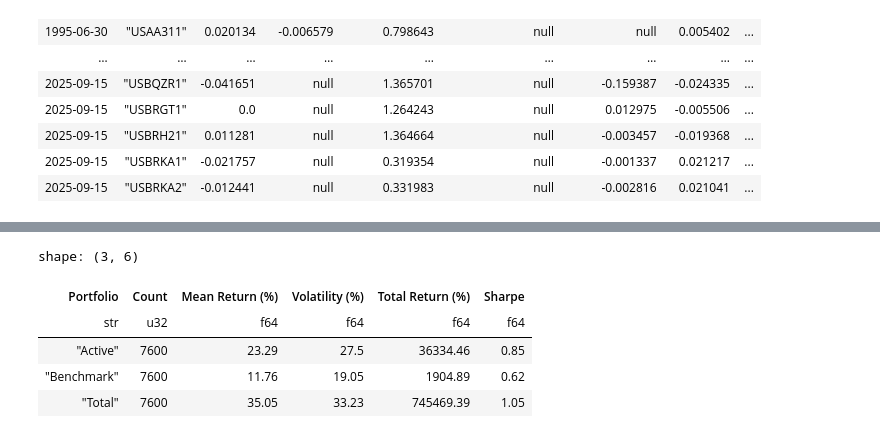
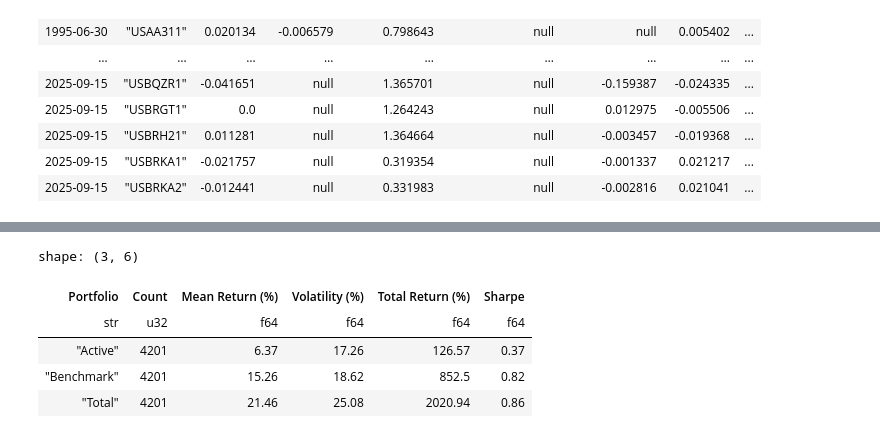
Before and after one commit to xylr11/orthogonal-alphas, a Jupyter notebook: synMVO/synMVO.ipynb, the cells around one changed output, grey strips where cells are left out. Drawn from its saved outputs; the diff is of its cells as text; code cells hidden in the pictures.

```diff
--- a/synMVO/synMVO.ipynb
+++ b/synMVO/synMVO.ipynb
@@ -179,7 +179,7 @@ for i in tqdm(range(rolling_window, len(dates))):
         alphas=alpha_vector,
         covariance_matrix=cov_matrix,
         constraints=constraints,
-        gamma=10000
+        gamma=20
     )
 # %%
 weights_list = []
@@ -400,4 +317 @@ shape: (7_598, 2)
 └────────────┴────────┘
-# %%
-final_weights = final_weights.select(['date', 'barrid', 'total_weight']).rename({'total_weight': 'weight'})
-final_returns = sfp.generate_returns_from_weights(final_weights)
@@ -407,0 +318,28 @@ sfp.generate_returns_chart(final_returns, "Chart")
+# %%
+start = final_weights["date"].min()
+end = final_weights["date"].max()
+
+columns = ["date", "barrid", "fwd_return"]
+
+returns = sfd.load_assets(start=start, end=end, in_universe=True, columns=columns)
+
+benchmark = sfd.load_benchmark(start=start, end=end)
+
+synMVO_ret = (
+    returns.join(final_weights, on=["date", "barrid"], how="left")
+    .join(benchmark, on=["date", "barrid"], how="left", suffix="_bmk")
+    .with_columns(pl.col("fwd_return").truediv(100))
+    .with_columns(pl.col("weight").sub("weight_bmk").alias("weight_act"))
+    .with_columns(pl.col('weight', 'weight_act', 'weight_bmk').fill_null(0))
+    .rename({"weight": "total", "weight_bmk": "benchmark", "weight_act": "active"})
+    .unpivot(
+        index=["date", "barrid", "fwd_return"],
+        variable_name="portfolio",
+        value_name="weight",
+    )
+    .group_by("date", "portfolio")
+    .agg(pl.col("fwd_return").mul("weight").sum().alias("return"))
+    .sort("date", "portfolio")
+)
+
+synMVO_ret
@@ -407,0 +378,2 @@ sfp.generate_returns_chart(final_returns, "Chart")
+# %%
+synMVO_ret = synMVO_ret.with_columns(pl.col('return').add(1).cum_prod().log1p().over('portfolio').alias('cumulative_return'))
@@ -408,9 +387,9 @@ sfp.generate_returns_chart(final_returns, "Chart")
 # %%
-sfp.generate_summary_table(final_returns)
+sfp.generate_summary_table(synMVO_ret)
 # %% [output]
 shape: (3, 6)
 | Portfolio | Count | Mean Return (%) | Volatility (%) | Total Return (%) | Sharpe |
 | str | u32 | f64 | f64 | f64 | f64 |
-| "Active" | 7600 | 23.29 | 27.5 | 36334.46 | 0.85 |
-| "Benchmark" | 7600 | 11.76 | 19.05 | 1904.89 | 0.62 |
-| "Total" | 7600 | 35.05 | 33.23 | 745469.39 | 1.05 |
+| "Active" | 4201 | 6.37 | 17.26 | 126.57 | 0.37 |
+| "Benchmark" | 4201 | 15.26 | 18.62 | 852.5 | 0.82 |
+| "Total" | 4201 | 21.46 | 25.08 | 2020.94 | 0.86 |
```
Also changed, not shown: parts of 15 cells of this notebook.
